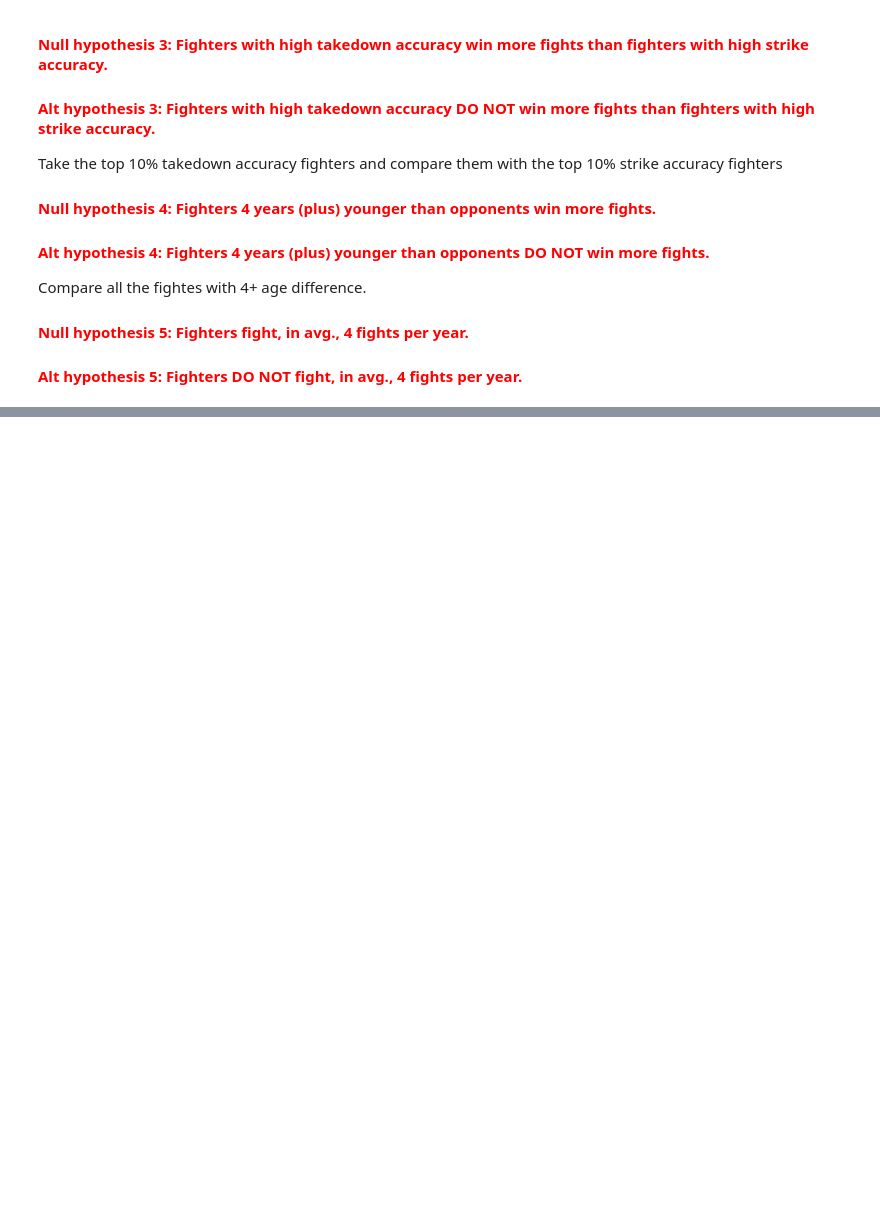
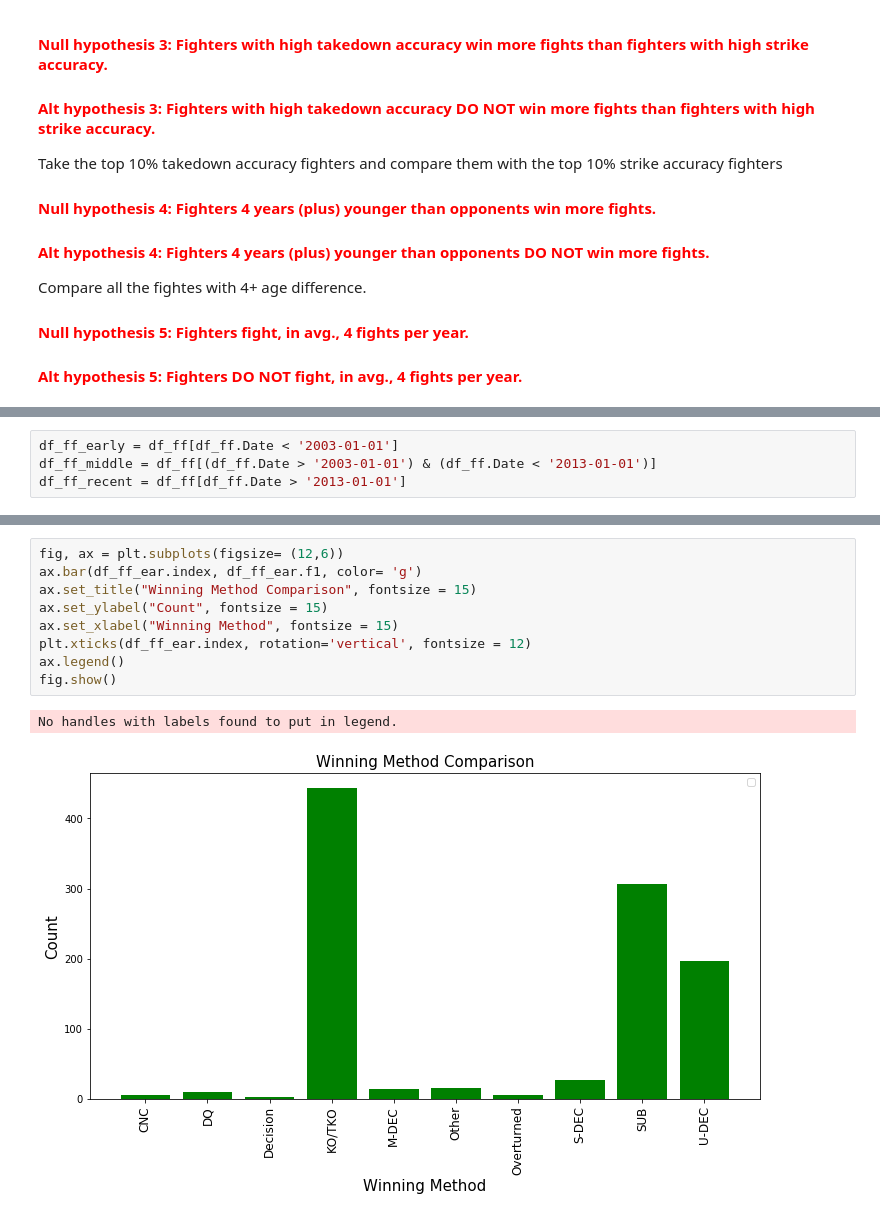
Before and after one commit to victorpena1/UFC_Analysis, a Jupyter notebook: UFC_EDA.ipynb, the cells around one changed output, grey strips where cells are left out. Saved outputs shown, nothing was run; the diff lists cells and outputs as text; blank space fills up the shorter version.

```diff
--- a/UFC_EDA.ipynb
+++ b/UFC_EDA.ipynb
@@ -256,0 +282,4 @@ Compare all the fightes with 4+ age difference.
+# %%
+df_ff_early = df_ff[df_ff.Date < '2003-01-01']
+df_ff_middle = df_ff[(df_ff.Date > '2003-01-01') & (df_ff.Date < '2013-01-01')]
+df_ff_recent = df_ff[df_ff.Date > '2013-01-01']
@@ -256,0 +307,12 @@ Compare all the fightes with 4+ age difference.
+# %%
+fig, ax = plt.subplots(figsize= (12,6))
+ax.bar(df_ff_ear.index, df_ff_ear.f1, color= 'g')
+ax.set_title("Winning Method Comparison", fontsize = 15)
+ax.set_ylabel("Count", fontsize = 15)
+ax.set_xlabel("Winning Method", fontsize = 15)
+plt.xticks(df_ff_ear.index, rotation='vertical', fontsize = 12)
+ax.legend()
+fig.show()
+# %% [output]
+No handles with labels found to put in legend.
+[figure, added]
```
Also changed, not shown: parts of 16 cells of this notebook.
